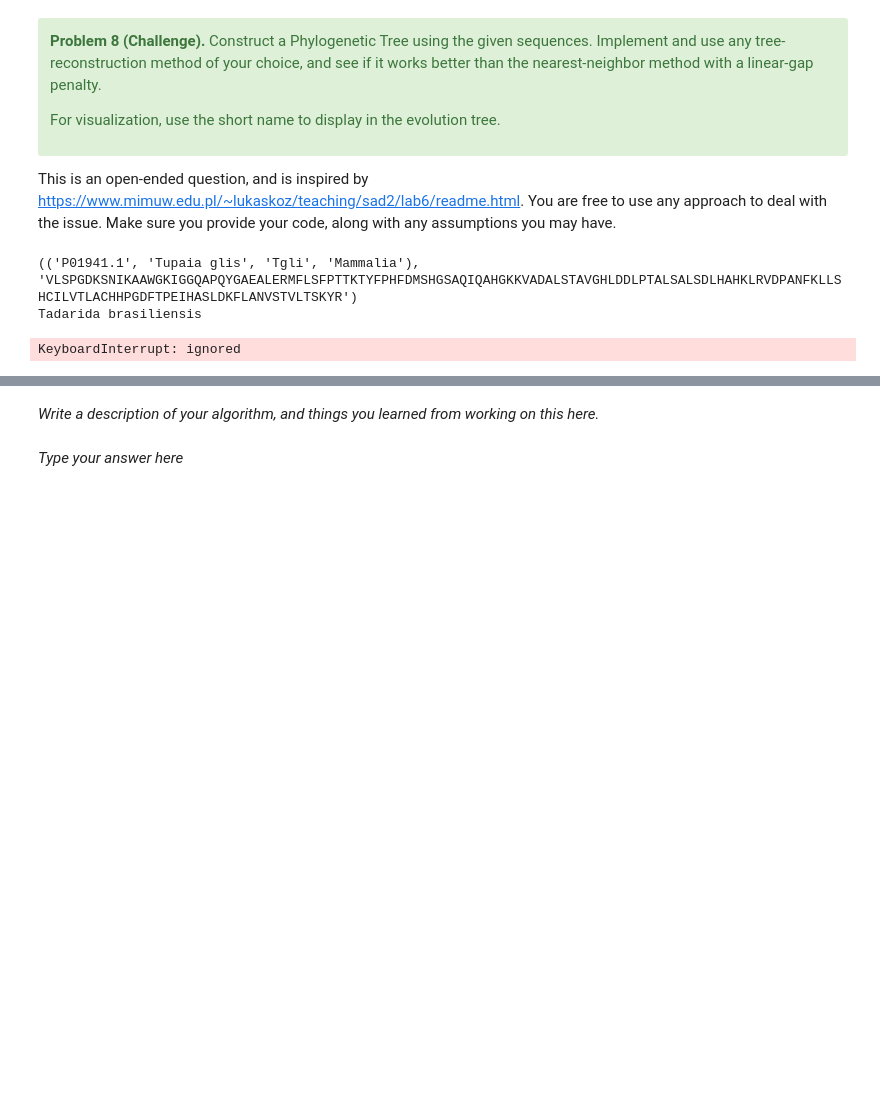
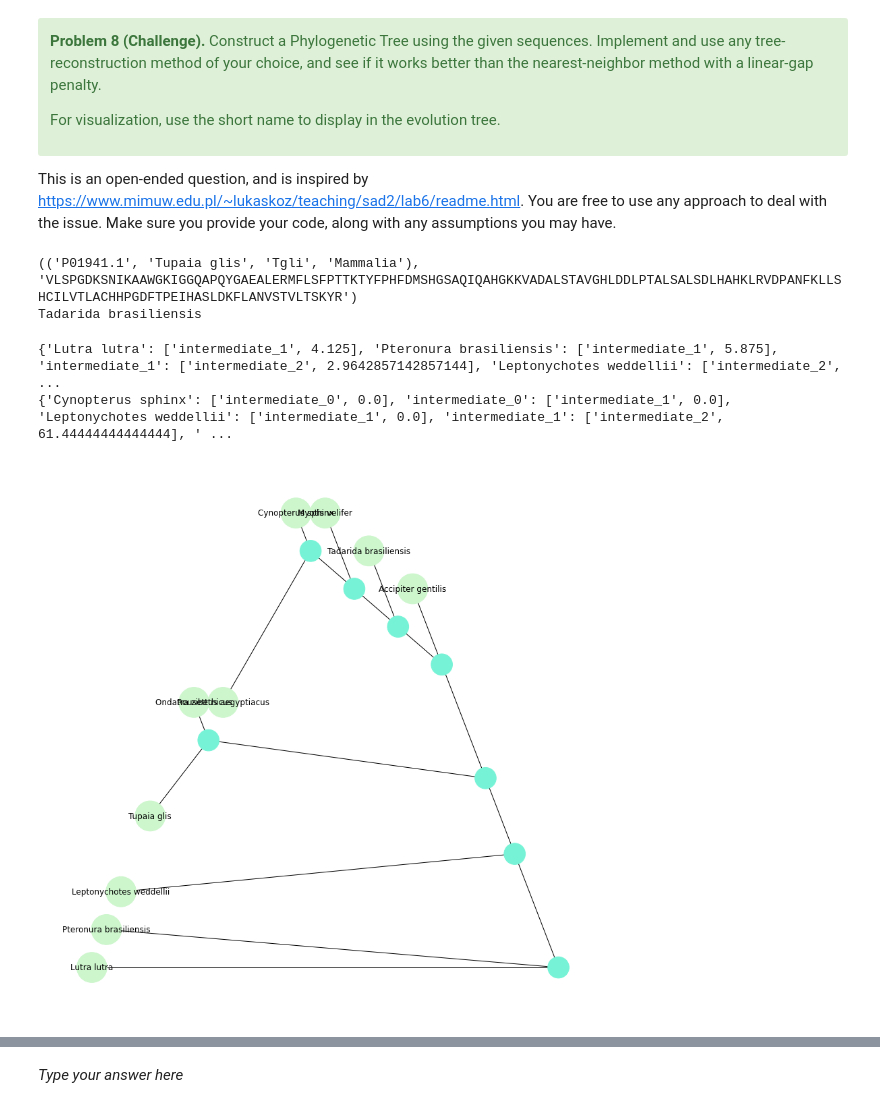
Before and after one commit to AWilliamson21/csbio-project2, a Jupyter notebook: project2.ipynb, the cells around one changed output, grey strips where cells are left out. Drawn from its saved outputs; the diff is of its cells as text; code cells hidden in the pictures; blank space fills up the shorter version.

```diff
--- a/project2.ipynb
+++ b/project2.ipynb
@@ -1604,44 +1610,80 @@ def find_smallest(names, distanceMatrix):
 
 ################################################################################
 
-distanceMatrix = np.zeros((len(sequences) + 1, len(sequences) + 1))
-names = []
+distanceMatrix1 = np.zeros((len(sequences) + 1, len(sequences) + 1))
+names1 = []
+
+distanceMatrix2 = np.zeros((len(sequences) + 1, len(sequences) + 1))
+names2 = []
 
 max_score = len(sequences[1][1])
 
 # create initial distanceMatrix
 for i in range(1, len(sequences) + 1):
-  names.append(sequences[i - 1][0][1])
+  names1.append(sequences[i - 1][0][1])
+  names2.append(sequences[i - 1][0][1])
   for j in range(1, len(sequences) + 1):
     if (i != j):
       r = showAlignmentG(sequences[i - 1][1], sequences[j - 1][1], linearGap, simpleMatch)
-      distanceMatrix[i, j] = (max_score - r[1][2]) # distance as (total possible score - actual score)
+      distanceMatrix1[i, j] = (max_score - r[1][2]) # distance as (total possible score - actual score)
+      distanceMatrix2[i, j] = (max_score - r[1][2]) # distance as (total possible score - actual score)
+
+
+# construct alignment
+neighbour_G = construct_alignment(distanceMatrix1, names1)
+
+# create graph
+draw_graph_nice(neighbour_G)
 
 
 challenge_graph = {}
 inter_node_counter = 0
 
 # iterate through this process until only two (?) nodes remain
-while (len(names) > 2):
+while (len(names2) > 1):
   # 1. consider two of the taxa (arbitrarily the two with the smallest distance)
-  smallest_index = find_smallest(names, distanceMatrix)
+  smallest_index = find_smallest(names2, distanceMatrix2)
 
   # 2. calculate d(AX), d(BX), P1, Q1, and R1
-  P1, Q1, R1 = calcXDistance(names, smallest_index, distanceMatrix)
+  P1, Q1, R1 = calcXDistance(names2, smallest_index, distanceMatrix2)
 
   # 3. add calculated distances to the tree
-  challenge_graph[names[smallest_index[0] - 1]] = ["intermediate_" + str(inter_node_counter), P1]
-  challenge_graph[names[smallest_index[1] - 1]] = ["intermediate_" + str(inter_node_counter), Q1]
+  challenge_graph[names2[smallest_index[0] - 1]] = ["intermediate_" + str(inter_node_counter), P1]
+  challenge_graph[names2[smallest_index[1] - 1]] = ["intermediate_" + str(inter_node_counter), Q1]
   challenge_graph["intermediate_" + str(inter_node_counter)] = ["intermediate_" + str(inter_node_counter + 1), R1]
-  names[smallest_index[0] - 1] = "intermediate_" + str(inter_node_counter + 1)
-  names.remove(names[smallest_index[1] - 1])
+  names2[smallest_index[0] - 1] = "intermediate_" + str(inter_node_counter + 1)
+  names2.remove(names2[smallest_index[1] - 1])
 
   # 4. update distanceMatrix to account for the combined AB nodes
-  distanceMatrix = updateDistance(names, smallest_index, distanceMatrix)
+  distanceMatrix2 = updateDistance(names, smallest_index, distanceMatrix)
 
   inter_node_counter += 1
 
+challenge_graph[names2[-1]] = ["intermediate_" + str(inter_node_counter), 0]
+
+# set up graph
+g = nx.Graph()
+
+for each in challenge_graph:
+  g.add_nodes_from([each, challenge_graph[each][0]])
+  g.add_edge(each, challenge_graph[each][0], weight = challenge_graph[each][1])
+
 print(challenge_graph)
-draw_graph_nice(challenge_graph)
+draw_graph_nice(g)
+
+'''
+Tupaia Glis - common treeshrew
+Tadarida brasiliensis - mexican free-tailed bat
+Rousettus aegyptiacus - egyptian fruit bat
+Ondatra zibethicus - muskrat
+Lutra lutra - eurasian otter
+Pteronura brasiliensis - giant otter
+Accipiter gentilis - northern goshawk
+Myotis velifer - cave myotis
+Leptonychotes weddellii - weddell seal
+Cynopterus sphinx - greater short-nosed fruit bat
+'''
 # %% [output]
-KeyboardInterrupt: ignored
+{'Lutra lutra': ['intermediate_1', 4.125], 'Pteronura brasiliensis': ['intermediate_1', 5.875], 'intermediate_1': ['intermediate_2', 2.9642857142857144], 'Leptonychotes weddellii': ['intermediate_2',  ...
+{'Cynopterus sphinx': ['intermediate_0', 0.0], 'intermediate_0': ['intermediate_1', 0.0], 'Leptonychotes weddellii': ['intermediate_1', 0.0], 'intermediate_1': ['intermediate_2', 61.44444444444444], ' ...
+[figure, added]
@@ -1648,5 +1691,3 @@ KeyboardInterrupt: ignored
-# %% [markdown]
-_Write a description of your algorithm, and things you learned from working on this here._
 # %% [markdown]
 _Type your answer here_
 # %% [markdown]
```
Also changed, not shown: parts of 12 cells of this notebook.
